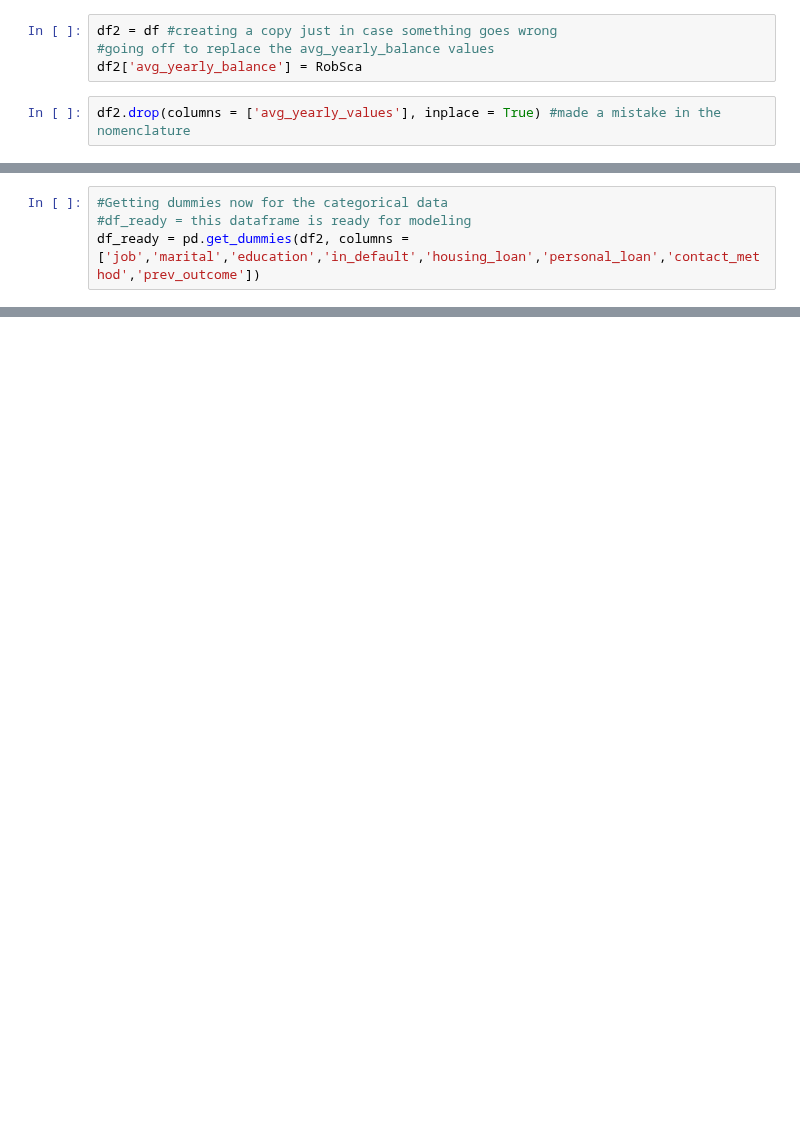
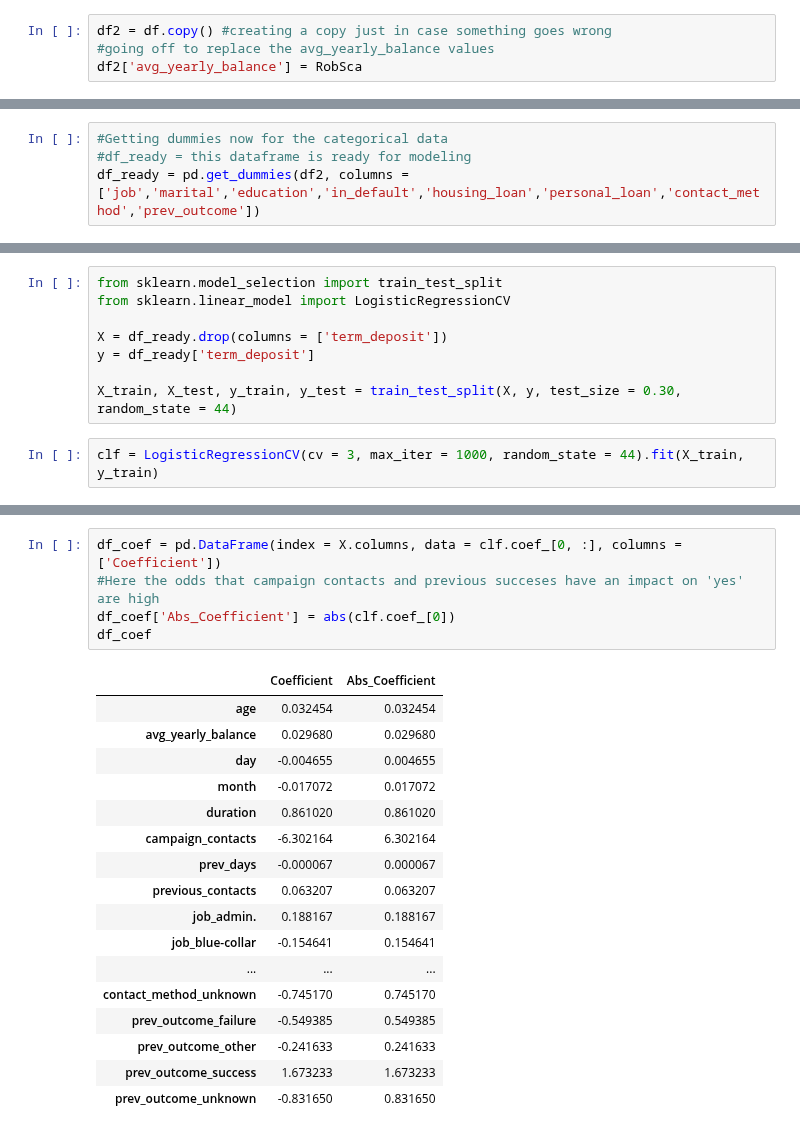
Before and after one commit to ElijahSeeley/Springboard, a Jupyter notebook: Capstone_Term_Deposit_Predictability/PreProcessing and Training.ipynb, the cells around one changed output, grey strips where cells are left out. Drawn from its saved outputs; the diff is of its cells as text; blank space fills up the shorter version.

Commit message:
Created some baseline models, but looking to add vis

```diff
--- a/Capstone_Term_Deposit_Predictability/PreProcessing and Training.ipynb
+++ b/Capstone_Term_Deposit_Predictability/PreProcessing and Training.ipynb
@@ -23,9 +23,7 @@ from sklearn.preprocessing import RobustScaler, MinMaxScaler
 X = pd.DataFrame(df['avg_yearly_balance'])
 RobSca = RobustScaler().fit_transform(X)
 # %%
-df2 = df #creating a copy just in case something goes wrong
+df2 = df.copy() #creating a copy just in case something goes wrong
 #going off to replace the avg_yearly_balance values
 df2['avg_yearly_balance'] = RobSca
-# %%
-df2.drop(columns = ['avg_yearly_values'], inplace = True) #made a mistake in the nomenclature
 # %%
@@ -87,0 +97,10 @@ df_ready.head()
+# %%
+from sklearn.model_selection import train_test_split
+from sklearn.linear_model import LogisticRegressionCV
+
+X = df_ready.drop(columns = ['term_deposit'])
+y = df_ready['term_deposit']
+
+X_train, X_test, y_train, y_test = train_test_split(X, y, test_size = 0.30, random_state = 44)
+# %%
+clf = LogisticRegressionCV(cv = 3, max_iter = 1000, random_state = 44).fit(X_train, y_train)
@@ -87,0 +130,23 @@ df_ready.head()
+# %%
+df_coef = pd.DataFrame(index = X.columns, data = clf.coef_[0, :], columns = ['Coefficient'])
+#Here the odds that campaign contacts and previous succeses have an impact on 'yes' are high
+df_coef['Abs_Coefficient'] = abs(clf.coef_[0])
+df_coef
+# %% [output]
+|  | Coefficient | Abs_Coefficient |
+| age | 0.032454 | 0.032454 |
+| avg_yearly_balance | 0.029680 | 0.029680 |
+| day | -0.004655 | 0.004655 |
+| month | -0.017072 | 0.017072 |
+| duration | 0.861020 | 0.861020 |
+| campaign_contacts | -6.302164 | 6.302164 |
+| prev_days | -0.000067 | 0.000067 |
+| previous_contacts | 0.063207 | 0.063207 |
+| job_admin. | 0.188167 | 0.188167 |
+| job_blue-collar | -0.154641 | 0.154641 |
+| ... | ... | ... |
+| contact_method_unknown | -0.745170 | 0.745170 |
+| prev_outcome_failure | -0.549385 | 0.549385 |
+| prev_outcome_other | -0.241633 | 0.241633 |
+| prev_outcome_success | 1.673233 | 1.673233 |
+| prev_outcome_unknown | -0.831650 | 0.831650 |
```
Also changed, not shown: parts of 12 cells of this notebook.
